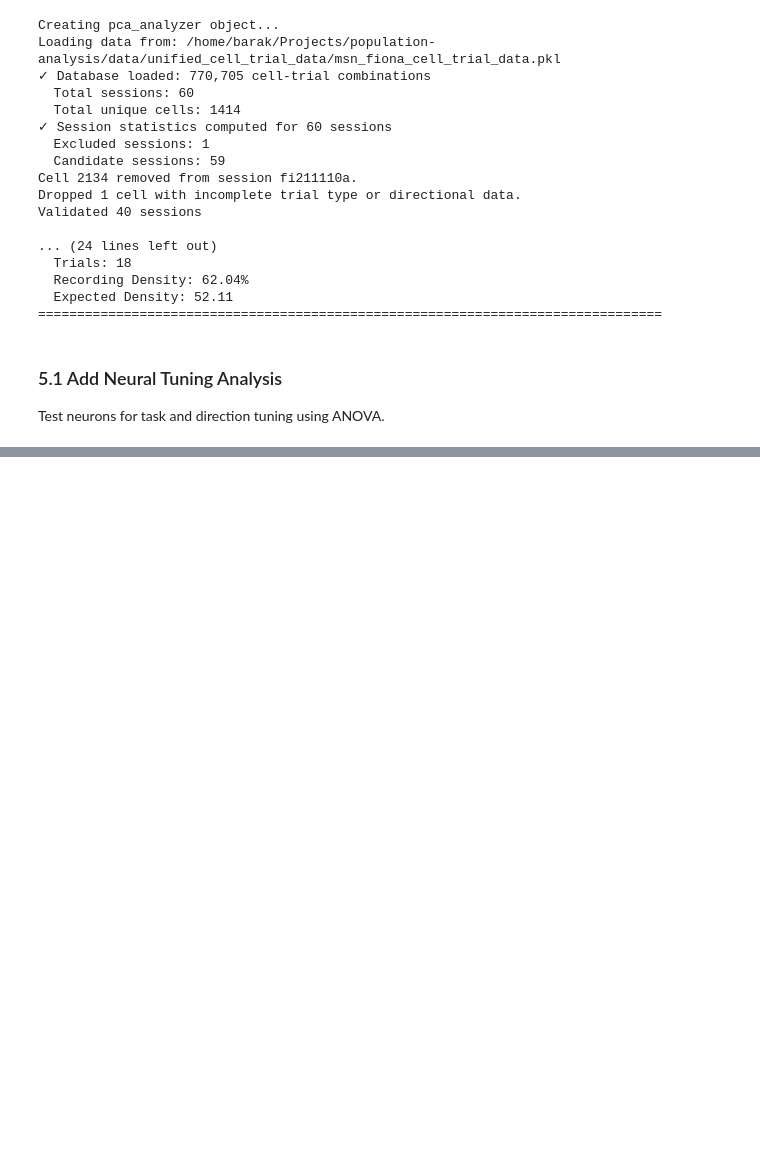
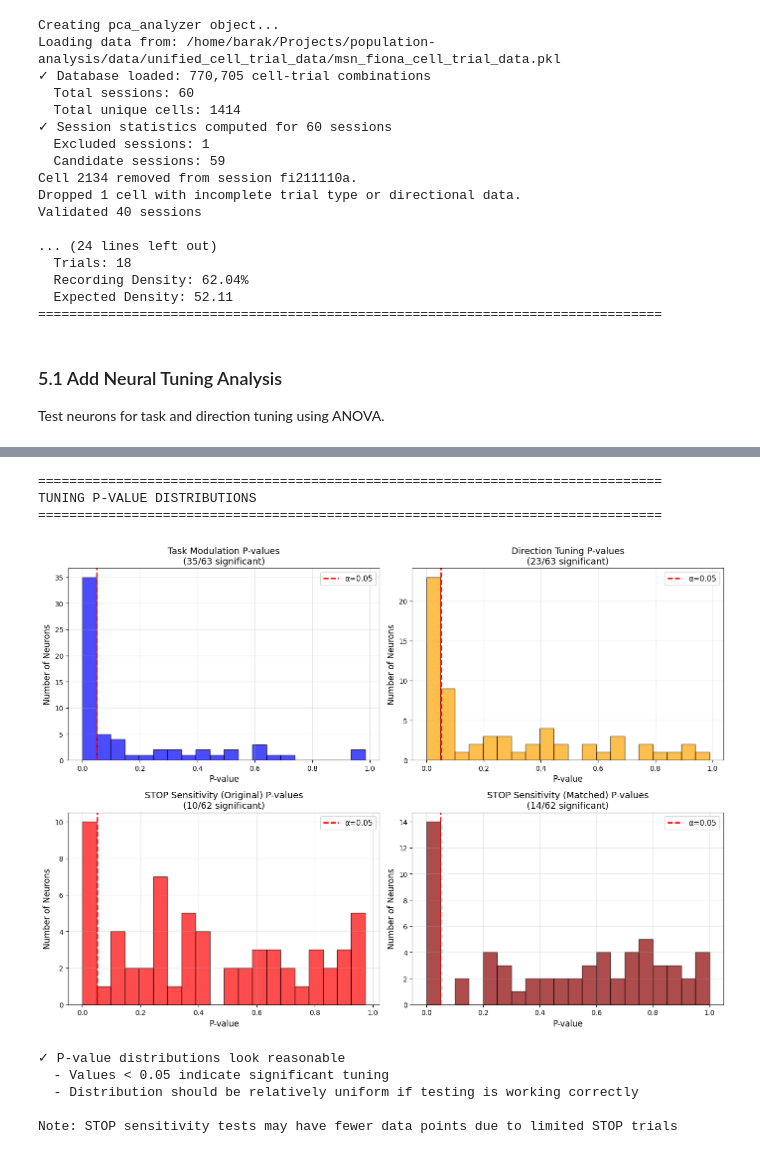
Before and after one commit to barrackHa/Population-Analysis, a Jupyter notebook: population_analysis/trajectory_divergence/exploratory_neural_divergence_analysis.ipynb, the cells around one changed output, grey strips where cells are left out. Cells and saved outputs as stored; diff of their text form; code cells hidden in the pictures; blank space fills up the shorter version.

```diff
--- a/population_analysis/trajectory_divergence/exploratory_neural_divergence_analysis.ipynb
+++ b/population_analysis/trajectory_divergence/exploratory_neural_divergence_analysis.ipynb
@@ -1048,0 +1764,65 @@ session_id direction  n_neurons  n_trials recording_density  expected_density pc
+# %%
+# Plot distribution of p-values to verify tuning analysis
+print("\n" + "=" * 80)
+print("TUNING P-VALUE DISTRIBUTIONS")
+print("=" * 80)
+
+fig, axes = plt.subplots(2, 2, figsize=(14, 10))
+
+# Task modulation p-values
+valid_task_p = tuning_df['task_p'].dropna()
+axes[0, 0].hist(valid_task_p, bins=20, edgecolor='black', alpha=0.7, color='blue')
+axes[0, 0].axvline(0.05, color='red', linestyle='--', linewidth=2, label='α=0.05')
+axes[0, 0].set_xlabel('P-value', fontsize=12)
+axes[0, 0].set_ylabel('Number of Neurons', fontsize=12)
+axes[0, 0].set_title(f'Task Modulation P-values\n({n_task_modulated}/{len(valid_task_p)} significant)', fontsize=13)
+axes[0, 0].legend(fontsize=11)
+axes[0, 0].grid(alpha=0.3)
+
+# Direction tuning p-values
+valid_dir_p = tuning_df['direction_p'].dropna()
+axes[0, 1].hist(valid_dir_p, bins=20, edgecolor='black', alpha=0.7, color='orange')
+axes[0, 1].axvline(0.05, color='red', linestyle='--', linewidth=2, label='α=0.05')
+axes[0, 1].set_xlabel('P-value', fontsize=12)
+axes[0, 1].set_ylabel('Number of Neurons', fontsize=12)
+axes[0, 1].set_title(f'Direction Tuning P-values\n({n_direction_tuned}/{len(valid_dir_p)} significant)', fontsize=13)
+axes[0, 1].legend(fontsize=11)
+axes[0, 1].grid(alpha=0.3)
+
+# STOP sensitivity (original) p-values
+valid_stop_orig_p = tuning_df['stop_original_p'].dropna()
+axes[1, 0].hist(valid_stop_orig_p, bins=20, edgecolor='black', alpha=0.7, color='red')
+axes[1, 0].axvline(0.05, color='red', linestyle='--', linewidth=2, label='α=0.05')
+axes[1, 0].set_xlabel('P-value', fontsize=12)
+axes[1, 0].set_ylabel('Number of Neurons', fontsize=12)
+axes[1, 0].set_title(f'STOP Sensitivity (Original) P-values\n({n_stop_orig}/{len(valid_stop_orig_p)} significant)', fontsize=13)
+axes[1, 0].legend(fontsize=11)
+axes[1, 0].grid(alpha=0.3)
+
+# STOP sensitivity (matched) p-values
+valid_stop_match_p = tuning_df['stop_matched_p'].dropna()
+axes[1, 1].hist(valid_stop_match_p, bins=20, edgecolor='black', alpha=0.7, color='darkred')
+axes[1, 1].axvline(0.05, color='red', linestyle='--', linewidth=2, label='α=0.05')
+axes[1, 1].set_xlabel('P-value', fontsize=12)
+axes[1, 1].set_ylabel('Number of Neurons', fontsize=12)
+axes[1, 1].set_title(f'STOP Sensitivity (Matched) P-values\n({n_stop_match}/{len(valid_stop_match_p)} significant)', fontsize=13)
+axes[1, 1].legend(fontsize=11)
+axes[1, 1].grid(alpha=0.3)
+
+plt.tight_layout()
+plt.show()
+
+print(f"\n✓ P-value distributions look reasonable")
+print(f"  - Values < 0.05 indicate significant tuning")
+print(f"  - Distribution should be relatively uniform if testing is working correctly")
+print(f"\nNote: STOP sensitivity tests may have fewer data points due to limited STOP trials")
+# %% [output]
+================================================================================
+TUNING P-VALUE DISTRIBUTIONS
+================================================================================
+[figure, added]
+✓ P-value distributions look reasonable
+  - Values < 0.05 indicate significant tuning
+  - Distribution should be relatively uniform if testing is working correctly
+
+Note: STOP sensitivity tests may have fewer data points due to limited STOP trials
```
Also changed, not shown: parts of 14 cells of this notebook.
